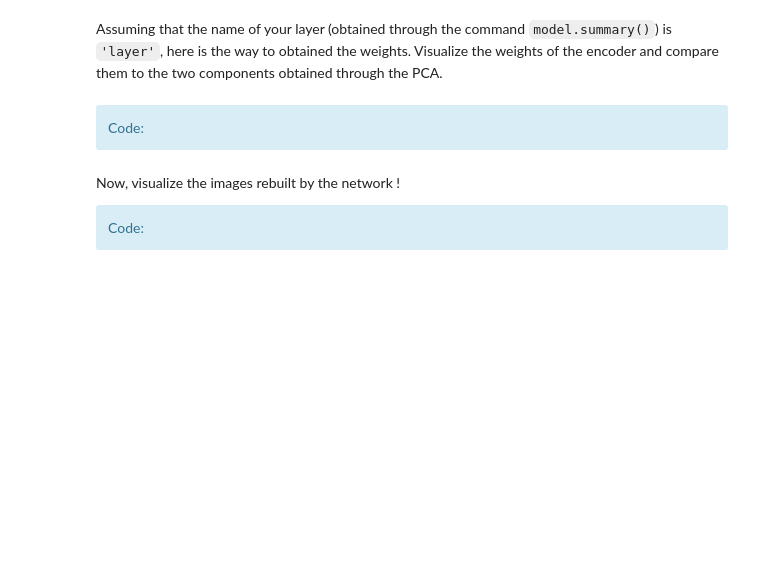
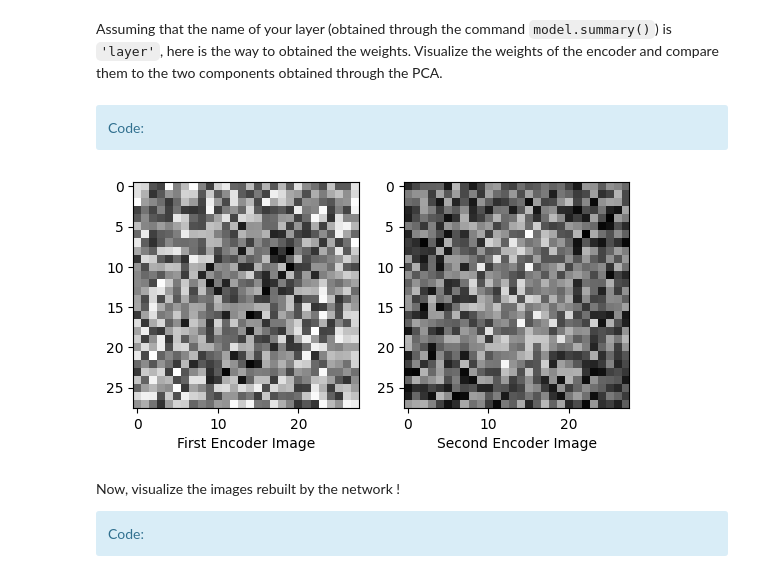
Before and after one commit to TarcisioBueno/digit-recognition-with-neural-networks-SDTSIA210, a Jupyter notebook: TP_NN.ipynb, the cells around one changed output. Drawn from its saved outputs; the diff is of its cells as text; code cells hidden in the pictures; blank space fills up the shorter version.

````diff
--- a/TP_NN.ipynb
+++ b/TP_NN.ipynb
@@ -94,7 +96,6 @@ test_images_transformed = test_images_transformed.astype('float32')
 # Hint: are real testing data statistics known at training time ?
 
 train_images_transformed = (train_images_transformed - np.mean(train_images_transformed)) / np.std(train_images_transformed)
-test_images_transformed = (test_images_transformed - np.mean(test_images_transformed)) / np.std(test_images_transformed)
 
 print(train_images_transformed.shape)
 # %% [output]
@@ -413,13 +441,14 @@ In this first case, we implement a **simple linear autoencoder**. Build it in or
             Code:</div>
 # %%
 # Input layer
-input_layer = ...
+input_layer = Input(shape=(784,))
 
 # Encoding layer
-latent_view = ...
+latent_view = Dense(2, activation='linear', name='encoding_layer')(input_layer)
 
 # Decoding layer
-output_layer = ...
+output_layer = Dense(784, activation='linear', name='decoding_layer')(latent_view)
 
+# Create the model
 ae_model = Model(input_layer, output_layer, name='ae_model')
 ae_model.summary()
@@ -428,19 +480,22 @@ What loss shoud we use ? Choose the usual one and import it directly from Keras.
 <div class='alert alert-block alert-info'>
             Code:</div>
 # %%
-from tensorflow.keras.losses import ...
-loss = ...
+from tensorflow.keras.losses import MeanSquaredError
+loss = MeanSquaredError()
 
 optimizer = SGD(lr=1e-1)
 ae_model.compile(optimizer=optimizer, loss=loss)
 
 batch_size = 128
 epochs = 10
+
+X_train = train_images_transformed
+X_val = test_images_transformed
 # No noise here - we want to train a simple auto-encoder and compare visually with PCA
-history = ae_model.fit(...,
-                       ...,
+history = ae_model.fit(X_train,
+                       X_train,
                        epochs=epochs,
                        batch_size=batch_size,
                        verbose=1,
                        shuffle=True,
-                       validation_data=...)
+                       validation_data=(X_val, X_val))
@@ -447,7 +526,7 @@ history = ae_model.fit(...,
 # %% [markdown]
 Assuming that the name of your layer (obtained through the command ```model.summary()```) is ```'layer'```, here is the way to obtained the weights. Visualize the weights of the encoder and compare them to the two components obtained through the PCA.
 # %%
-weights, bias = ae_model.get_layer('layer').get_weights()
+weights, bias = ae_model.get_layer('encoding_layer').get_weights()
 # %% [markdown]
 <div class='alert alert-block alert-info'>
             Code:</div>
@@ -457,3 +533,19 @@ weights, bias = ae_model.get_layer('layer').get_weights()
+# %%
+# Show the two dimensions of the encoder, in a similar manner to the principal components
+# (after reshaping them as images !)
+
+# Reshape the weights to resemble images
+encoder_images = weights.T.reshape((2, 28, 28))
+
+# Show the reshaped encoder images
+f, ax = plt.subplots(1,2)
+ax[0].imshow(encoder_images[0], cmap='gray')
+ax[0].set_xlabel('First Encoder Image')
+ax[1].imshow(encoder_images[1], cmap='gray')
+ax[1].set_xlabel('Second Encoder Image')
+plt.show()
+# %% [output]
+[figure, added]
 # %% [markdown]
 Now, visualize the images rebuilt by the network !
 <div class='alert alert-block alert-info'>
````
Also changed, not shown: parts of 26 cells of this notebook, 1 other file.
